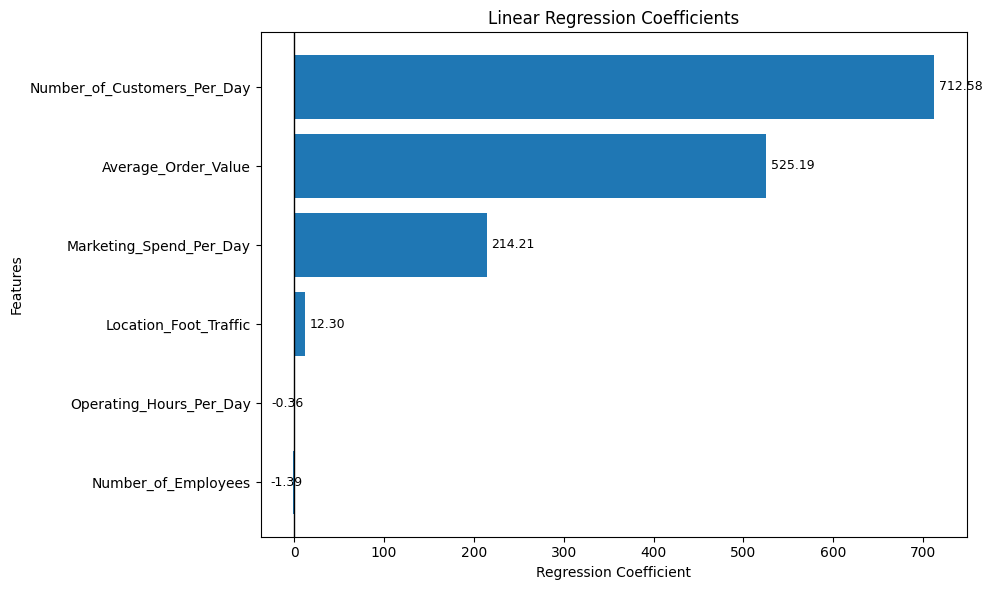
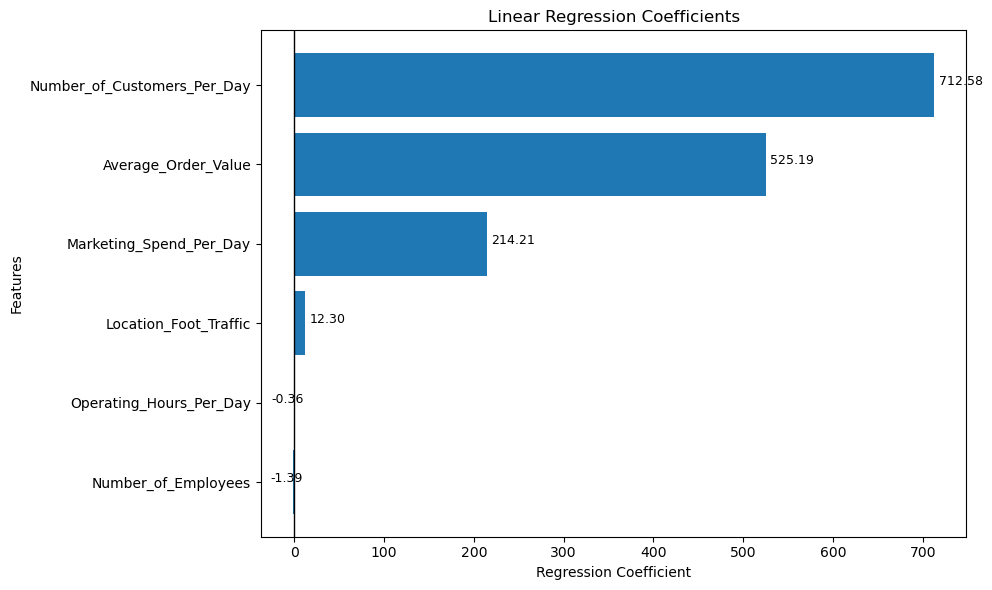
The notebook cell's code change between the first figure and the second:
--- before
+++ after
@@ -30,9 +30,8 @@
     if width >= 0:
         plt.text(
-            width + 5,
-            bar.get_y() + bar.get_height()/2,
-            f"{width:.2f}",
-            va="center",
-            fontsize=9
+            width + 5, #tọa độ X,
+            bar.get_y() + bar.get_height()/2, # tọa độ Y,
+            f"{width:.2f}", # nội dung cần viết
+            fontsize=9 # cỡ chữ
         )
     else:
@@ -41,5 +40,4 @@
             bar.get_y() + bar.get_height()/2,
             f"{width:.2f}",
-            va="center",
             fontsize=9
         )
@@ -47,10 +45,3 @@
 plt.tight_layout()
 
-# Lưu ảnh chất lượng cao
-plt.savefig(
-    "regression_coefficients.png",
-    dpi=300,
-    bbox_inches="tight"
-)
-
 plt.show()

Commit: ve them VIF vao eda_model, them model_classes.py de chua model, predict.ipynb de du doan